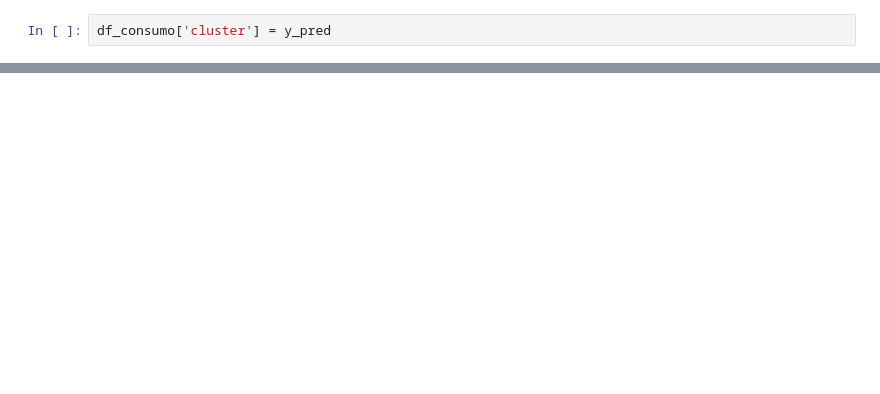
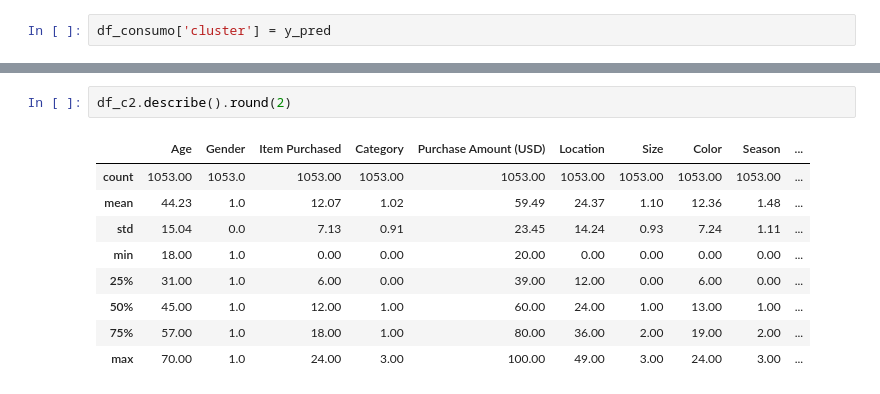
Before and after one commit to maurodomingues/Projeto_MachineLearningII, a Jupyter notebook: ML_nao_sup.ipynb, the cells around one changed output, grey strips where cells are left out. Cells and saved outputs as stored; diff of their text form; blank space fills up the shorter version.

```diff
--- a/ML_nao_sup.ipynb
+++ b/ML_nao_sup.ipynb
@@ -273,0 +289,12 @@ df_consumo
+# %%
+df_c2.describe().round(2)
+# %% [output]
+|  | Age | Gender | Item Purchased | Category | Purchase Amount (USD) | Location | Size | Color | Season | ... |
+| count | 1053.00 | 1053.0 | 1053.00 | 1053.00 | 1053.00 | 1053.00 | 1053.00 | 1053.00 | 1053.00 | ... |
+| mean | 44.23 | 1.0 | 12.07 | 1.02 | 59.49 | 24.37 | 1.10 | 12.36 | 1.48 | ... |
+| std | 15.04 | 0.0 | 7.13 | 0.91 | 23.45 | 14.24 | 0.93 | 7.24 | 1.11 | ... |
+| min | 18.00 | 1.0 | 0.00 | 0.00 | 20.00 | 0.00 | 0.00 | 0.00 | 0.00 | ... |
+| 25% | 31.00 | 1.0 | 6.00 | 0.00 | 39.00 | 12.00 | 0.00 | 6.00 | 0.00 | ... |
+| 50% | 45.00 | 1.0 | 12.00 | 1.00 | 60.00 | 24.00 | 1.00 | 13.00 | 1.00 | ... |
+| 75% | 57.00 | 1.0 | 18.00 | 1.00 | 80.00 | 36.00 | 2.00 | 19.00 | 2.00 | ... |
+| max | 70.00 | 1.0 | 24.00 | 3.00 | 100.00 | 49.00 | 3.00 | 24.00 | 3.00 | ... |
```
Also changed, not shown: parts of 10 cells of this notebook.
